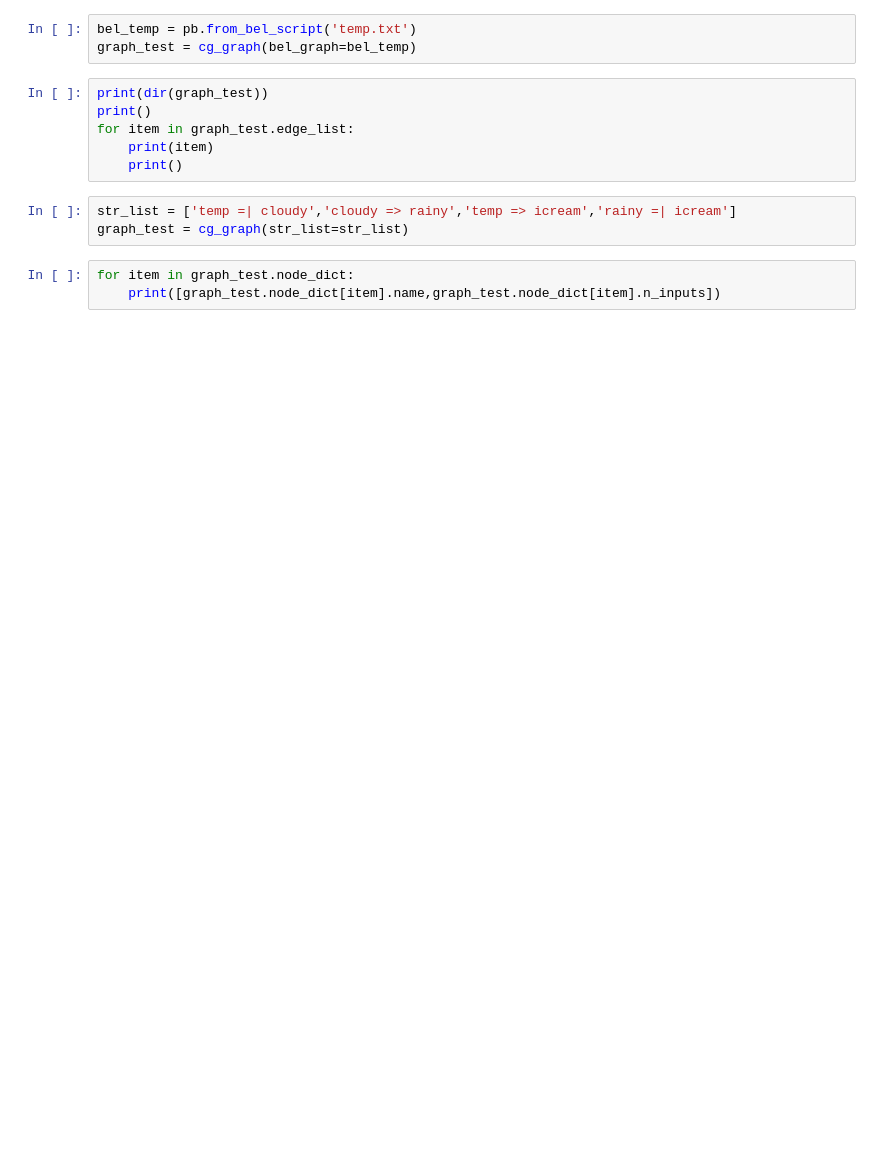
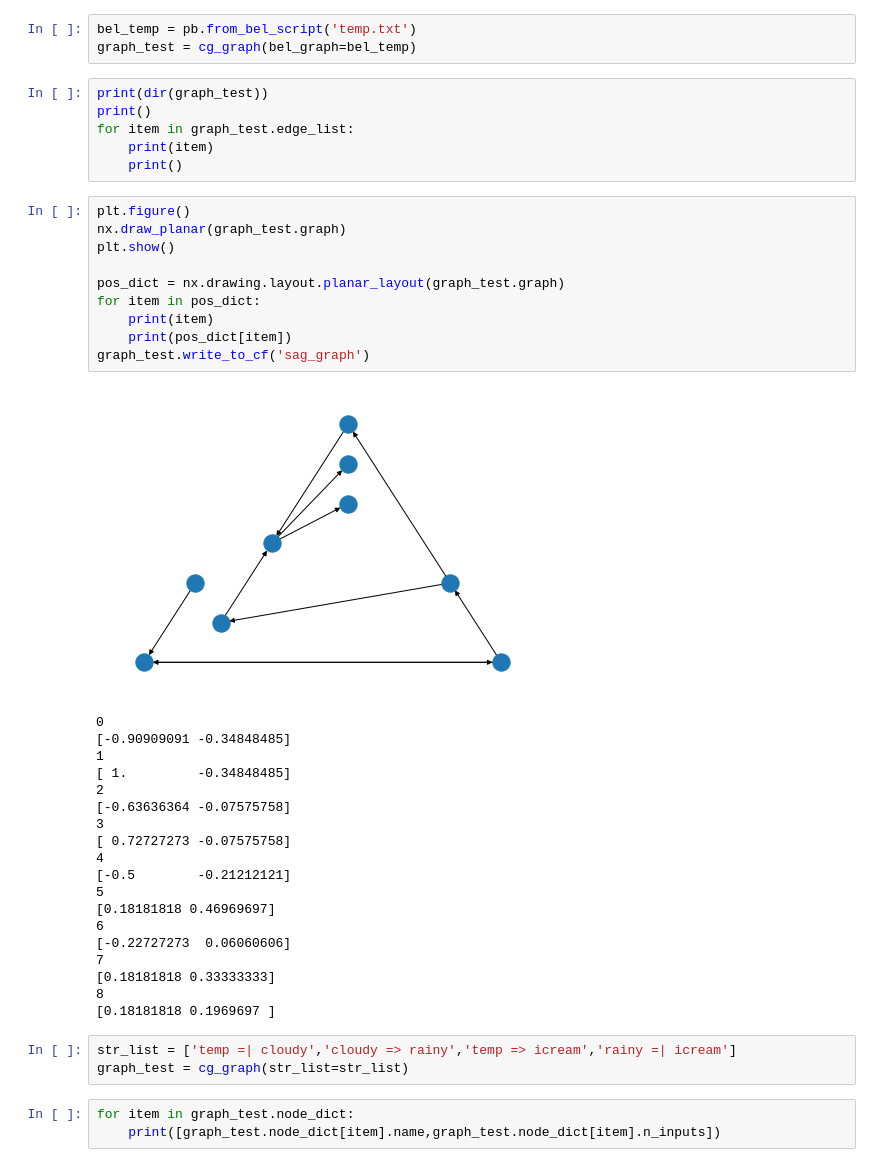
Before and after one commit to COVID-19-Causal-Reasoning/bel2pyro, a Jupyter notebook: Causal Model.ipynb, the cells around one changed output. Cells and saved outputs as stored; diff of their text form; blank space fills up the shorter version.

```diff
--- a/Causal Model.ipynb
+++ b/Causal Model.ipynb
@@ -781,6 +844,36 @@ print()
 for item in graph_test.edge_list:
     print(item)
     print()
+# %%
+plt.figure()
+nx.draw_planar(graph_test.graph)
+plt.show()
+
+pos_dict = nx.drawing.layout.planar_layout(graph_test.graph)
+for item in pos_dict:
+    print(item)
+    print(pos_dict[item])
+graph_test.write_to_cf('sag_graph')
+# %% [output]
+[figure, added]
+0
+[-0.90909091 -0.34848485]
+1
+[ 1.         -0.34848485]
+2
+[-0.63636364 -0.07575758]
+3
+[ 0.72727273 -0.07575758]
+4
+[-0.5        -0.21212121]
+5
+[0.18181818 0.46969697]
+6
+[-0.22727273  0.06060606]
+7
+[0.18181818 0.33333333]
+8
+[0.18181818 0.1969697 ]
 # %%
 str_list = ['temp =| cloudy','cloudy => rainy','temp => icream','rainy =| icream']
 graph_test = cg_graph(str_list=str_list)
```
Also changed, not shown: parts of 9 cells of this notebook, 2 other files.
